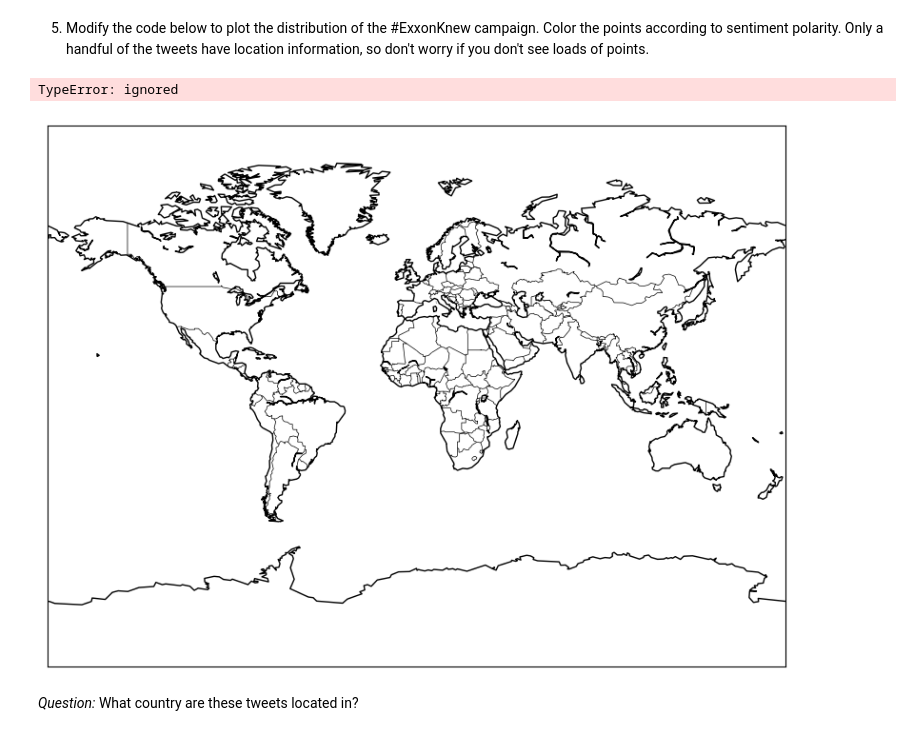
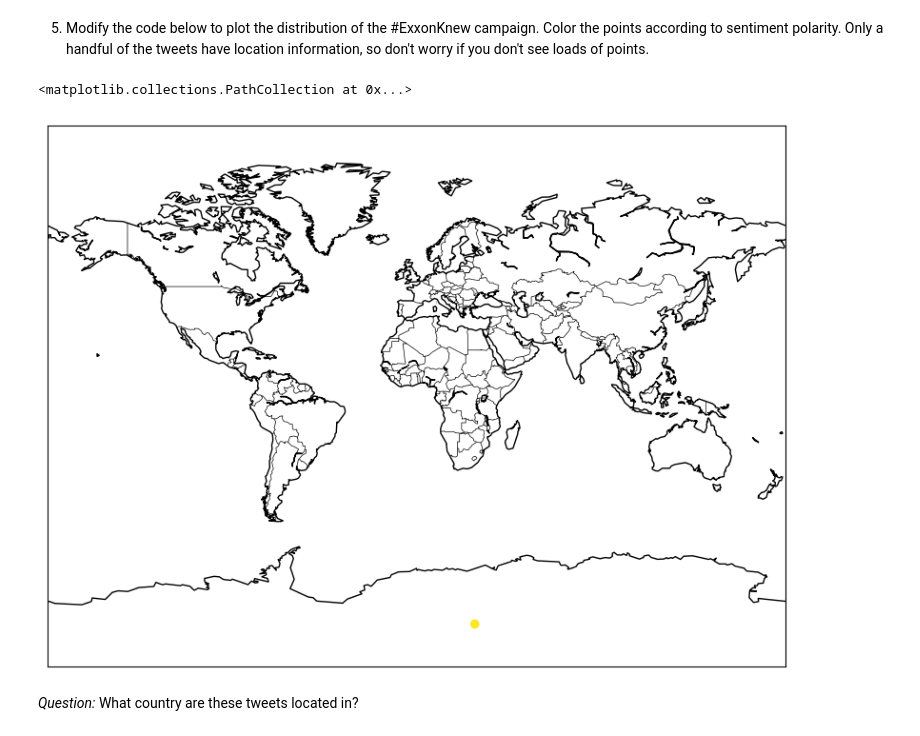
Before and after one commit to uclqede/QM2, a Jupyter notebook: notebooks/W04. Natural Language Processing.ipynb, the cells around one changed output. Cells and saved outputs as stored; diff of their text form; code cells hidden in the pictures.

```diff
--- a/notebooks/W04. Natural Language Processing.ipynb
+++ b/notebooks/W04. Natural Language Processing.ipynb
@@ -694,22 +694,22 @@ filtered_sample
 # %%
 import matplotlib.pyplot as plt
 from mpl_toolkits.basemap import Basemap
 
 
 map = Basemap(projection='mill')
 
 map.drawcountries(color='black')
 map.drawcoastlines(color='black')
 
 map.scatter(
-      x=['longitude'],
-      y=['latitude'],
-      color=['polarity'],
+      x=filtered_sample['longitude'],
+      y=filtered_sample['latitude'],
+      c=filtered_sample['polarity'],
       latlon=True,
       vmin=-1,
       vmax=0)
 # %% [output]
-TypeError: ignored
+<matplotlib.collections.PathCollection at 0x...>
-[figure, old version]
+[figure, new version]
 # %% [markdown]
 *Question:* What country are these tweets located in?
```
